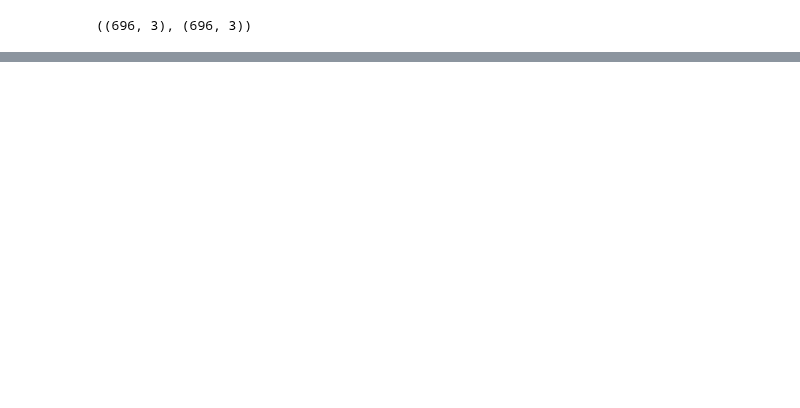
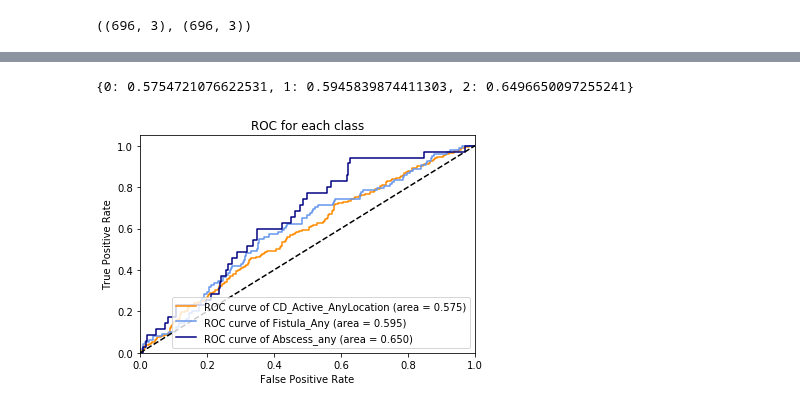
Before and after one commit to wenshuoliu/DLproj, a Jupyter notebook: CT_scans/Models.ipynb, the cells around one changed output, grey strips where cells are left out. Saved outputs shown, nothing was run; the diff lists cells and outputs as text; code cells hidden in the pictures; blank space fills up the shorter version.

```diff
--- a/CT_scans/Models.ipynb
+++ b/CT_scans/Models.ipynb
@@ -233,0 +230,5 @@ sum(y_pred>0.5)
+# %%
+plot_roc(y_pred, y_true, classes=['CD_Active_AnyLocation', 'Fistula_Any', 'Abscess_any'])
+# %% [output]
+{0: 0.5754721076622531, 1: 0.5945839874411303, 2: 0.6496650097255241}
+[figure, added]
```
Also changed, not shown: parts of 5 cells of this notebook, 1 other file.
